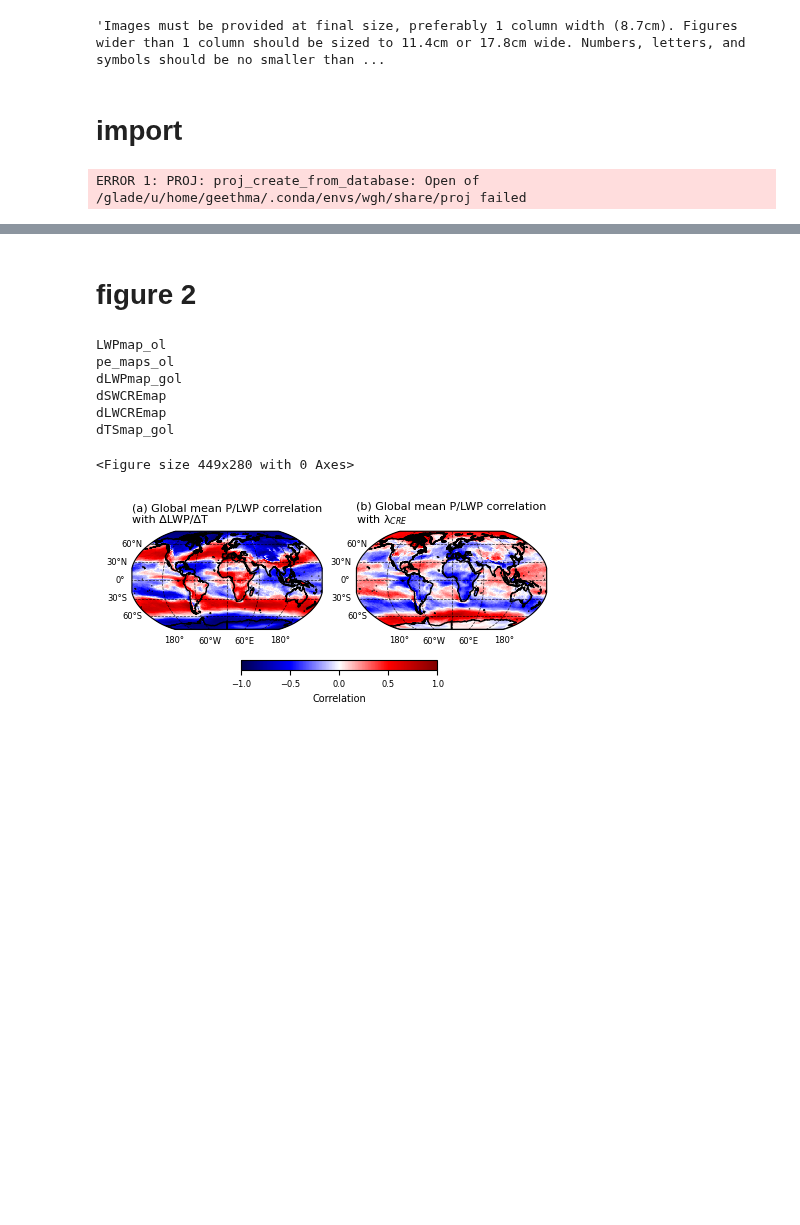
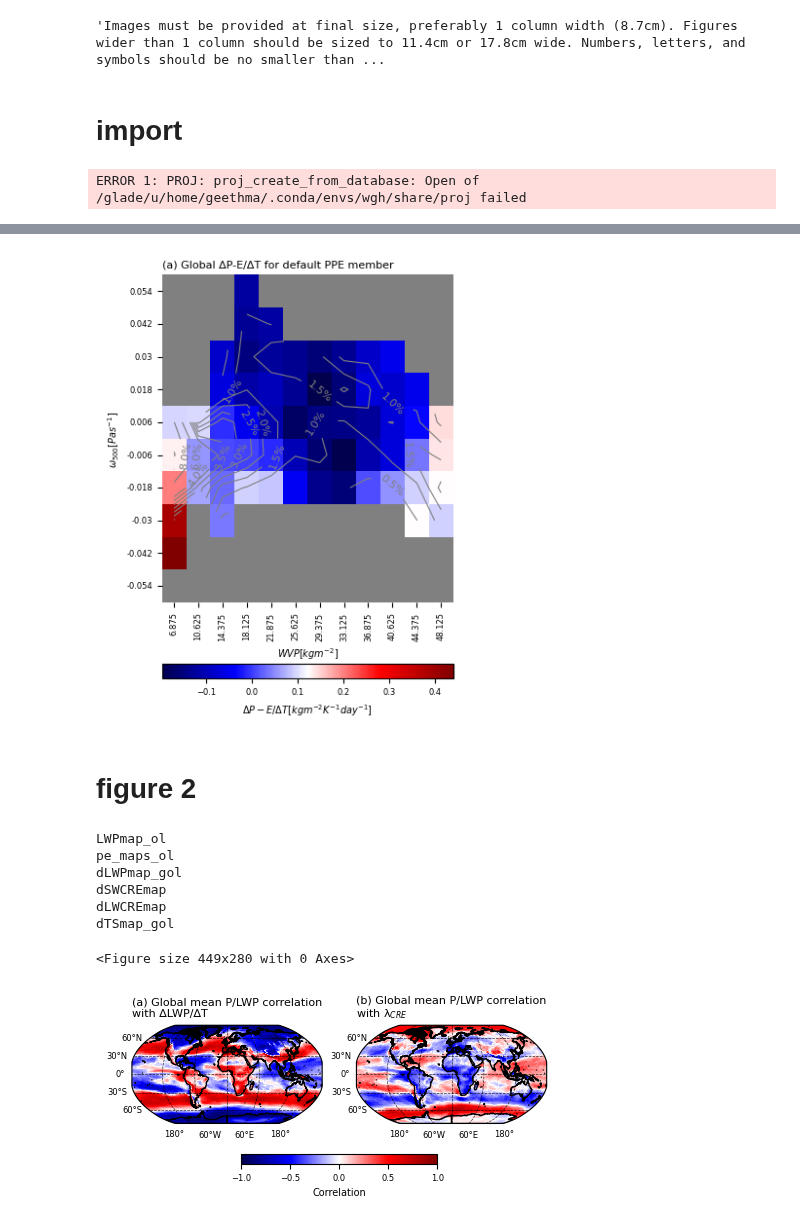
Before and after one commit to wgh-private/globalFB_precipeff, a Jupyter notebook: finalwork.ipynb, the cells around one changed output, grey strips where cells are left out. Drawn from its saved outputs; the diff is of its cells as text; code cells hidden in the pictures; blank space fills up the shorter version.

```diff
--- a/finalwork.ipynb
+++ b/finalwork.ipynb
@@ -38,0 +64,6 @@ tick_fontsize = 6
+# %%
+dPE_p = var_dict['dPE_maps_gol'][0]*86400/var_dict['dTSmap_gol'][0]
+# %%
+wvp_g = var_dict['wvp_maps_ol'][0]
+# %%
+w500_g = var_dict['w500_maps_ol'][0]
@@ -39,3 +144,75 @@ tick_fontsize = 6
+# %%
+# Set up the figure and axes
+fig, ax = plt.subplots(1, 2, figsize=(17.8/2.54, 5))
+
+# Create a colormap with grey for NaNs
+cmap = plt.cm.seismic
+cmap_with_grey = ListedColormap(cmap(np.linspace(0, 1, 256)))
+cmap_with_grey.set_bad(color='grey')
+
+# Flatten input data
+x = np.ravel(wvp_g.data)
+y = np.ravel(w500_g.data)
+z = np.ravel(dPE_p.data)
+
+# Bin the data
+h_wvp, h_omg, h_dlwp, h_c = twodbin(
+    x, y, z,
+    bins=[10, 12],
+    n_bins=100,
+    bin_range=[[-0.06, 0.06], [5, 50]]
+)
+
+# Plot heatmap on ax[0]
+sns.heatmap(
+    h_dlwp,
+    xticklabels=np.round(h_wvp, 4),
+    yticklabels=np.round(h_omg, 4),
+    cmap=cmap_with_grey,
+    ax=ax[0],
+    # vmin=-0.8, vmax=0.8,
+    cbar=False
+)
+
+# Normalize counts to percentage
+total_H_c = np.nansum(h_c)
+density_percentage = (h_c / total_H_c) * 100
+
+# Define contour levels
+contour_levels = np.concatenate([
+    np.arange(0.5, 4.5, 0.5),  # 0.5% to 4% (inclusive)
+    np.arange(6, np.nanmax(density_percentage) + 2, 2)  # 6% onward
+])
+
+# Create meshgrid and overlay contours
+X, Y = np.meshgrid(np.arange(density_percentage.shape[1]), np.arange(density_percentage.shape[0]))
+contour = ax[0].contour(
+    X + 0.5, Y + 0.5, density_percentage,
+    levels=contour_levels,
+    colors='grey', linewidths=0.8
+)
+ax[0].clabel(contour, fmt="%.1f%%", inline=True, fontsize=8)
+
+# Labels and title
+ax[0].set_xlabel('$WVP [kgm^{-2}]$', fontsize=label_fontsize)
+ax[0].set_ylabel('$\omega_{500}[Pas^{-1}]$', fontsize=label_fontsize)
+ax[0].set_title('(a) Global ∆P-E/∆T for default PPE member', loc='left', fontsize=title_fontsize)
+ax[0].tick_params(axis='both', labelsize=tick_fontsize)
+
+# Add a colorbar specifically for ax[0]
+cb = fig.colorbar(ax[0].collections[0], ax=ax[0], orientation='horizontal', fraction=0.05, pad=0.15)
+cb.set_label('$\Delta P-E/ \Delta T [kgm^{-2}K^{-1}day^{-1}]$', fontsize=label_fontsize)
+cb.ax.tick_params(labelsize=tick_fontsize)
+
+# Turn off ax[1] if unused (optional)
+ax[1].axis('off')
+
+plt.tight_layout()
+plt.savefig('final_figures/heatmap.png',
+            bbox_inches='tight',facecolor='white',dpi=500)
+plt.show()
+# %% [output]
+[figure, added]
 # %% [markdown]
 # figure 2
 # %%
```
Also changed, not shown: parts of 9 cells of this notebook.
